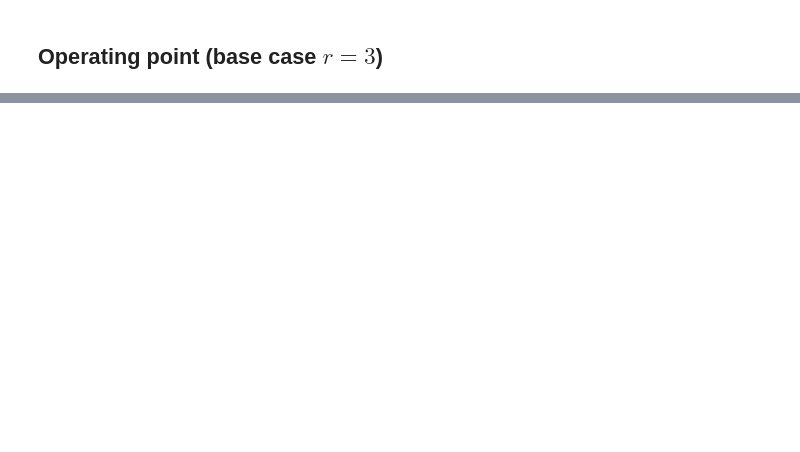
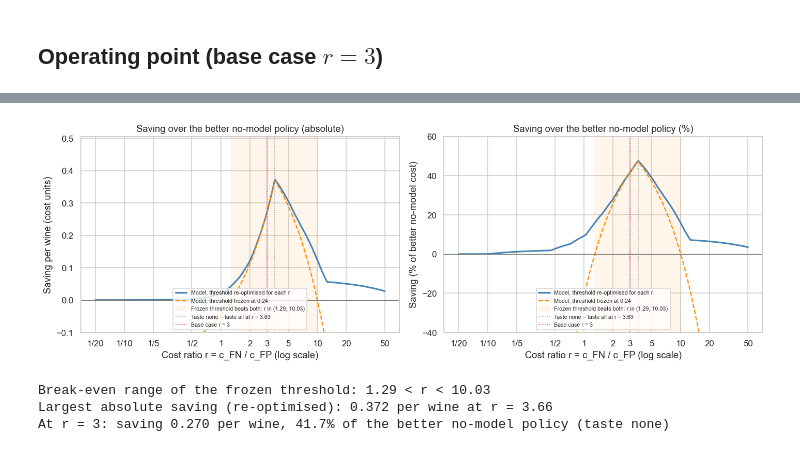
Before and after one commit to ryanc9029/dsa211-wine, a Jupyter notebook: 04_cost_threshold.ipynb, the cells around one changed output, grey strips where cells are left out. Drawn from its saved outputs; the diff is of its cells as text; code cells hidden in the pictures; blank space fills up the shorter version.

```diff
--- a/04_cost_threshold.ipynb
+++ b/04_cost_threshold.ipynb
@@ -157,0 +186,46 @@ operating_point
+# %%
+r_grid = np.logspace(np.log10(1/20), np.log10(50), 400)
+best_nm = np.minimum(r_grid * pi, 1 - pi)
+reopt = np.array([((FP_t + r * FN_t) / n).min() for r in r_grid])
+frozen = (fp + r_grid * fn) / n
+
+lo_be, hi_be = fp / tp, tn / fn
+beats = (frozen < r_grid * pi) & (frozen < 1 - pi)
+assert np.isclose(r_grid[beats].min(), lo_be, rtol=0.02) and np.isclose(r_grid[beats].max(), hi_be, rtol=0.02)
+
+fig, axes = plt.subplots(1, 2, figsize=(13, 4.5))
+for ax, scale, ylab in [(axes[0], 1, 'Saving per wine (cost units)'),
+                        (axes[1], 100, 'Saving (% of better no-model cost)')]:
+    denom = best_nm if scale == 100 else 1
+    ax.plot(r_grid, scale * (best_nm - reopt) / denom, lw=2, color='steelblue',
+            label='Model, threshold re-optimised for each r')
+    ax.plot(r_grid, scale * (best_nm - frozen) / denom, lw=1.5, ls='--', color='darkorange',
+            label=f'Model, threshold frozen at {t_op:g}')
+    ax.axvspan(lo_be, hi_be, color='darkorange', alpha=0.08,
+               label=f'Frozen threshold beats both: r in ({lo_be:.2f}, {hi_be:.2f})')
+    ax.axhline(0, color='grey', lw=0.8)
+    ax.axvline((1 - pi) / pi, color='grey', ls=':', lw=1,
+               label=f'Taste none = taste all at r = {(1 - pi) / pi:.2f}')
+    ax.axvline(C_FN_BASE, color='crimson', ls=':', lw=1, label=f'Base case r = {C_FN_BASE}')
+    ax.set_xscale('log')
+    ticks = [0.05, 0.1, 0.2, 0.5, 1, 2, 3, 5, 10, 20, 50]
+    ax.set_xticks(ticks, [ratio_label(r) for r in ticks])
+    ax.set(xlabel='Cost ratio r = c_FN / c_FP (log scale)', ylabel=ylab)
+    ax.legend(fontsize=7, loc='lower center')
+axes[0].set_ylim(bottom=-0.1)
+axes[1].set_ylim(-40, 60)
+axes[0].set_title('Saving over the better no-model policy (absolute)')
+axes[1].set_title('Saving over the better no-model policy (%)')
+plt.tight_layout()
+plt.show()
+
+i_peak = np.argmax(best_nm - reopt)
+print(f'Break-even range of the frozen threshold: {lo_be:.2f} < r < {hi_be:.2f}')
+print(f'Largest absolute saving (re-optimised): {(best_nm - reopt)[i_peak]:.3f} per wine at r = {r_grid[i_peak]:.2f}')
+print(f'At r = {C_FN_BASE}: saving {base["saving (abs)"]:.3f} per wine, '
+      f'{base["saving (%)"]:.1f}% of the better no-model policy ({base["better no-model"]})')
+# %% [output]
+[figure, added]
+Break-even range of the frozen threshold: 1.29 < r < 10.03
+Largest absolute saving (re-optimised): 0.372 per wine at r = 3.66
+At r = 3: saving 0.270 per wine, 41.7% of the better no-model policy (taste none)
```
Also changed, not shown: parts of 18 cells of this notebook, 1 other file.
